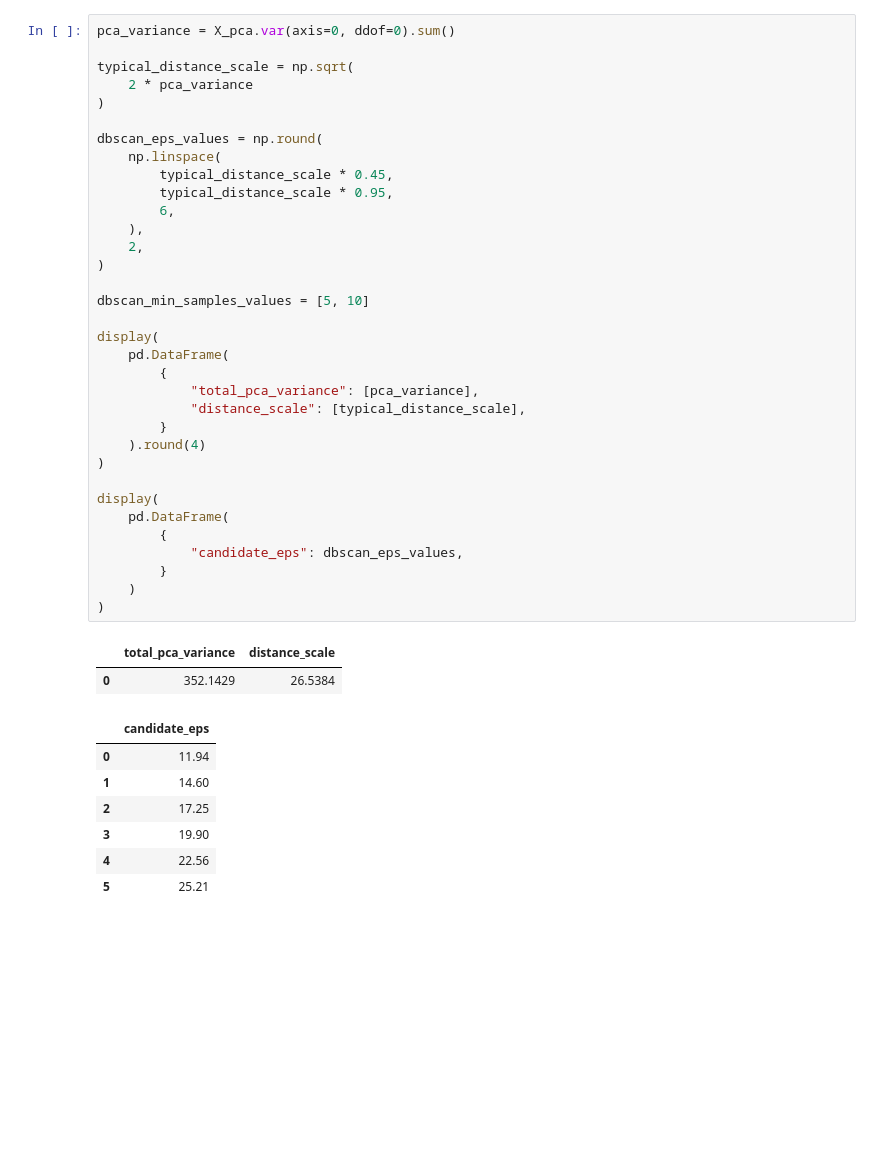
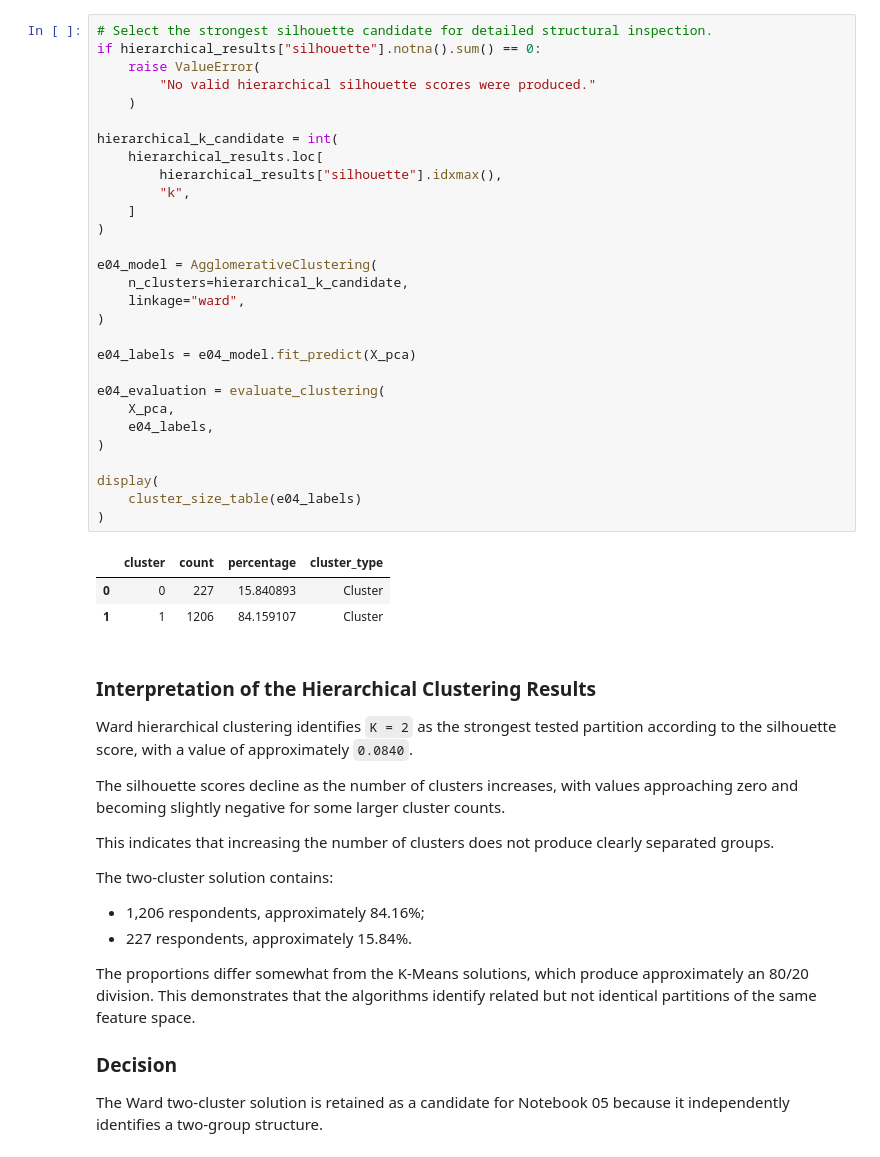
Before and after one commit to CyrilCele/mental-health-in-tech-ml, a Jupyter notebook: notebooks/04_clustering_models.ipynb, the cells around one changed output. Cells and saved outputs as stored; diff of their text form; blank space fills up the shorter version.

```diff
--- a/notebooks/04_clustering_models.ipynb
+++ b/notebooks/04_clustering_models.ipynb
@@ -1054,44 +1082,52 @@ The final decision will depend on:
 # %%
-pca_variance = X_pca.var(axis=0, ddof=0).sum()
+# Select the strongest silhouette candidate for detailed structural inspection.
+if hierarchical_results["silhouette"].notna().sum() == 0:
+    raise ValueError(
+        "No valid hierarchical silhouette scores were produced."
+    )
 
-typical_distance_scale = np.sqrt(
-    2 * pca_variance
+hierarchical_k_candidate = int(
+    hierarchical_results.loc[
+        hierarchical_results["silhouette"].idxmax(),
+        "k",
+    ]
 )
 
-dbscan_eps_values = np.round(
-    np.linspace(
-        typical_distance_scale * 0.45,
-        typical_distance_scale * 0.95,
-        6,
-    ),
-    2,
+e04_model = AgglomerativeClustering(
+    n_clusters=hierarchical_k_candidate,
+    linkage="ward",
 )
 
-dbscan_min_samples_values = [5, 10]
+e04_labels = e04_model.fit_predict(X_pca)
 
-display(
-    pd.DataFrame(
-        {
-            "total_pca_variance": [pca_variance],
-            "distance_scale": [typical_distance_scale],
-        }
-    ).round(4)
+e04_evaluation = evaluate_clustering(
+    X_pca,
+    e04_labels,
 )
 
 display(
-    pd.DataFrame(
-        {
-            "candidate_eps": dbscan_eps_values,
-        }
-    )
+    cluster_size_table(e04_labels)
 )
 # %% [output]
-|  | total_pca_variance | distance_scale |
-| 0 | 352.1429 | 26.5384 |
+|  | cluster | count | percentage | cluster_type |
+| 0 | 0 | 227 | 15.840893 | Cluster |
+| 1 | 1 | 1206 | 84.159107 | Cluster |
-|  | candidate_eps |
-| 0 | 11.94 |
-| 1 | 14.60 |
-| 2 | 17.25 |
-| 3 | 19.90 |
-| 4 | 22.56 |
-| 5 | 25.21 |
+# %% [markdown]
+### Interpretation of the Hierarchical Clustering Results
+
+Ward hierarchical clustering identifies `K = 2` as the strongest tested partition according to the silhouette score, with a value of approximately `0.0840`.
+
+The silhouette scores decline as the number of clusters increases, with values approaching zero and becoming slightly negative for some larger cluster counts.
+
+This indicates that increasing the number of clusters does not produce clearly separated groups.
+
+The two-cluster solution contains:
+
+* 1,206 respondents, approximately 84.16%;
+* 227 respondents, approximately 15.84%.
+
+The proportions differ somewhat from the K-Means solutions, which produce approximately an 80/20 division. This demonstrates that the algorithms identify related but not identical partitions of the same feature space.
+
+### Decision
+
+The Ward two-cluster solution is retained as a candidate for Notebook 05 because it independently identifies a two-group structure.
```
Also changed, not shown: parts of 74 cells of this notebook, 22 other files.
